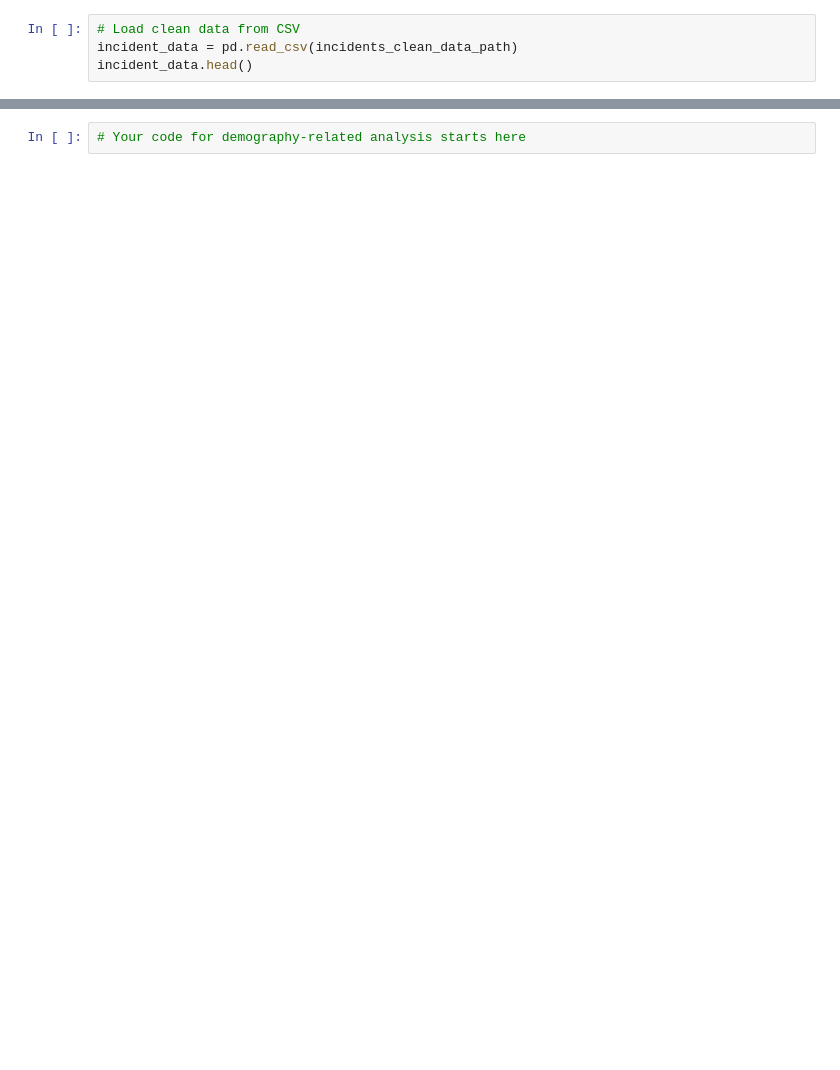
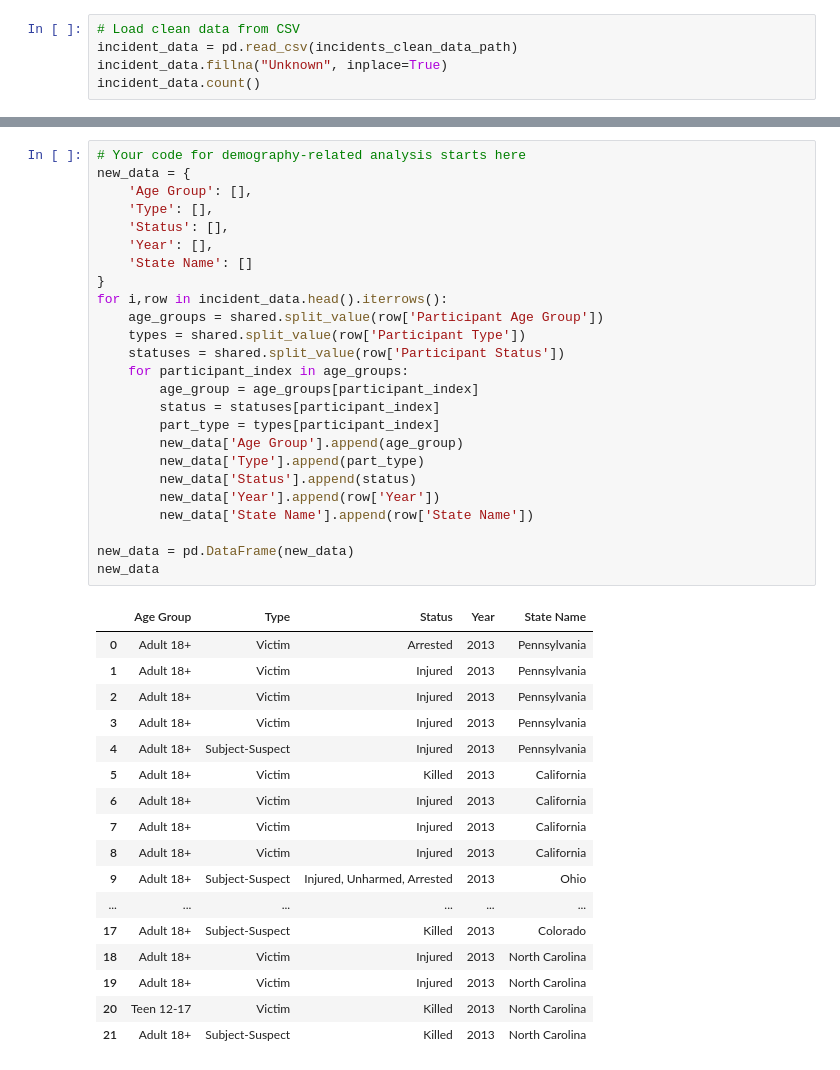
Before and after one commit to Demarsch/gun-violence, a Jupyter notebook: Code/Demography.ipynb, the cells around one changed output, grey strips where cells are left out. Drawn from its saved outputs; the diff is of its cells as text; blank space fills up the shorter version.

Commit message:
Demography-related analysis

```diff
--- a/Code/Demography.ipynb
+++ b/Code/Demography.ipynb
@@ -8,5 +10,6 @@ from config import *
 # %%
 # Load clean data from CSV
 incident_data = pd.read_csv(incidents_clean_data_path)
-incident_data.head()
+incident_data.fillna("Unknown", inplace=True)
+incident_data.count()
 # %% [output]
@@ -19,2 +31,43 @@ incident_data.head()
-# %%
-# Your code for demography-related analysis starts here
+# %%
+# Your code for demography-related analysis starts here
+new_data = {
+    'Age Group': [],
+    'Type': [],
+    'Status': [],
+    'Year': [],
+    'State Name': []
+}
+for i,row in incident_data.head().iterrows():
+    age_groups = shared.split_value(row['Participant Age Group'])
+    types = shared.split_value(row['Participant Type'])
+    statuses = shared.split_value(row['Participant Status'])
+    for participant_index in age_groups:
+        age_group = age_groups[participant_index]
+        status = statuses[participant_index]
+        part_type = types[participant_index]
+        new_data['Age Group'].append(age_group)
+        new_data['Type'].append(part_type)
+        new_data['Status'].append(status)
+        new_data['Year'].append(row['Year'])
+        new_data['State Name'].append(row['State Name'])
+
+new_data = pd.DataFrame(new_data)
+new_data
+# %% [output]
+|  | Age Group | Type | Status | Year | State Name |
+| 0 | Adult 18+ | Victim | Arrested | 2013 | Pennsylvania |
+| 1 | Adult 18+ | Victim | Injured | 2013 | Pennsylvania |
+| 2 | Adult 18+ | Victim | Injured | 2013 | Pennsylvania |
+| 3 | Adult 18+ | Victim | Injured | 2013 | Pennsylvania |
+| 4 | Adult 18+ | Subject-Suspect | Injured | 2013 | Pennsylvania |
+| 5 | Adult 18+ | Victim | Killed | 2013 | California |
+| 6 | Adult 18+ | Victim | Injured | 2013 | California |
+| 7 | Adult 18+ | Victim | Injured | 2013 | California |
+| 8 | Adult 18+ | Victim | Injured | 2013 | California |
+| 9 | Adult 18+ | Subject-Suspect | Injured, Unharmed, Arrested | 2013 | Ohio |
+| ... | ... | ... | ... | ... | ... |
+| 17 | Adult 18+ | Subject-Suspect | Killed | 2013 | Colorado |
+| 18 | Adult 18+ | Victim | Injured | 2013 | North Carolina |
+| 19 | Adult 18+ | Victim | Injured | 2013 | North Carolina |
+| 20 | Teen 12-17 | Victim | Killed | 2013 | North Carolina |
+| 21 | Adult 18+ | Subject-Suspect | Killed | 2013 | North Carolina |
```
Also changed, not shown: parts of 6 cells of this notebook, 2 other files.
